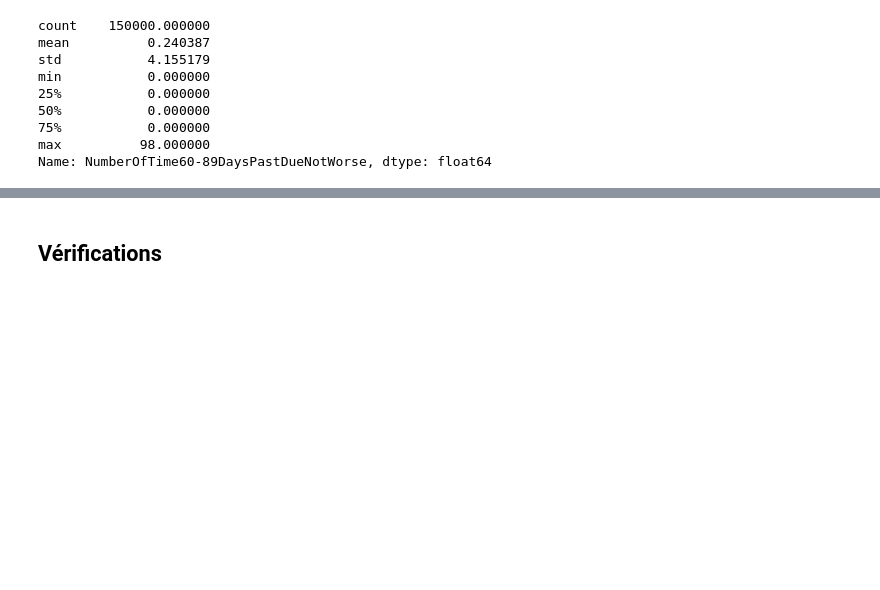
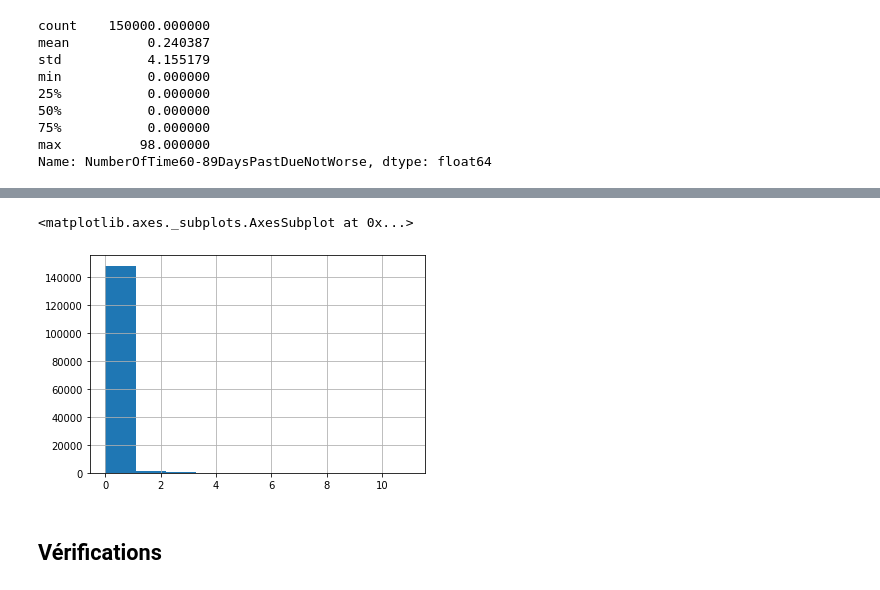
Before and after one commit to antoineeudes/GiveMeSomeCredit, a Jupyter notebook: main.ipynb, the cells around one changed output, grey strips where cells are left out. Drawn from its saved outputs; the diff is of its cells as text; code cells hidden in the pictures; blank space fills up the shorter version.

```diff
--- a/main.ipynb
+++ b/main.ipynb
@@ -525,3 +541,12 @@ Name: NumberOfTime60-89DaysPastDueNotWorse, dtype: float64
+# %%
+data.loc[
+    data["NumberOfTime60-89DaysPastDueNotWorse"] > 20,
+    "NumberOfTime60-89DaysPastDueNotWorse",
+] = data["NumberOfTime60-89DaysPastDueNotWorse"].median()
+data["NumberOfTime60-89DaysPastDueNotWorse"].hist()
+# %% [output]
+<matplotlib.axes._subplots.AxesSubplot at 0x...>
+[figure, added]
 # %% [markdown]
 ## Vérifications
 # %%
```
Also changed, not shown: parts of 2 cells of this notebook, 2 other files.
